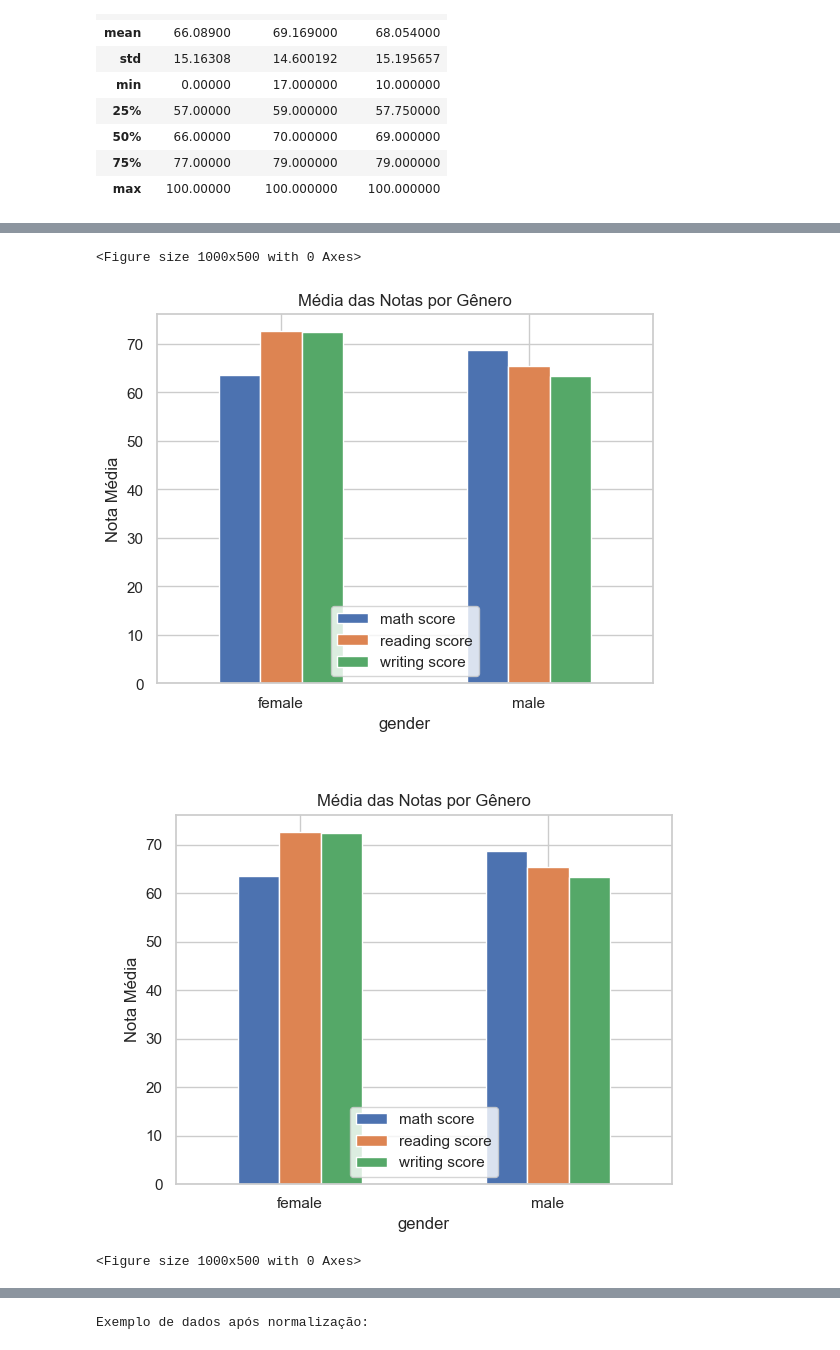
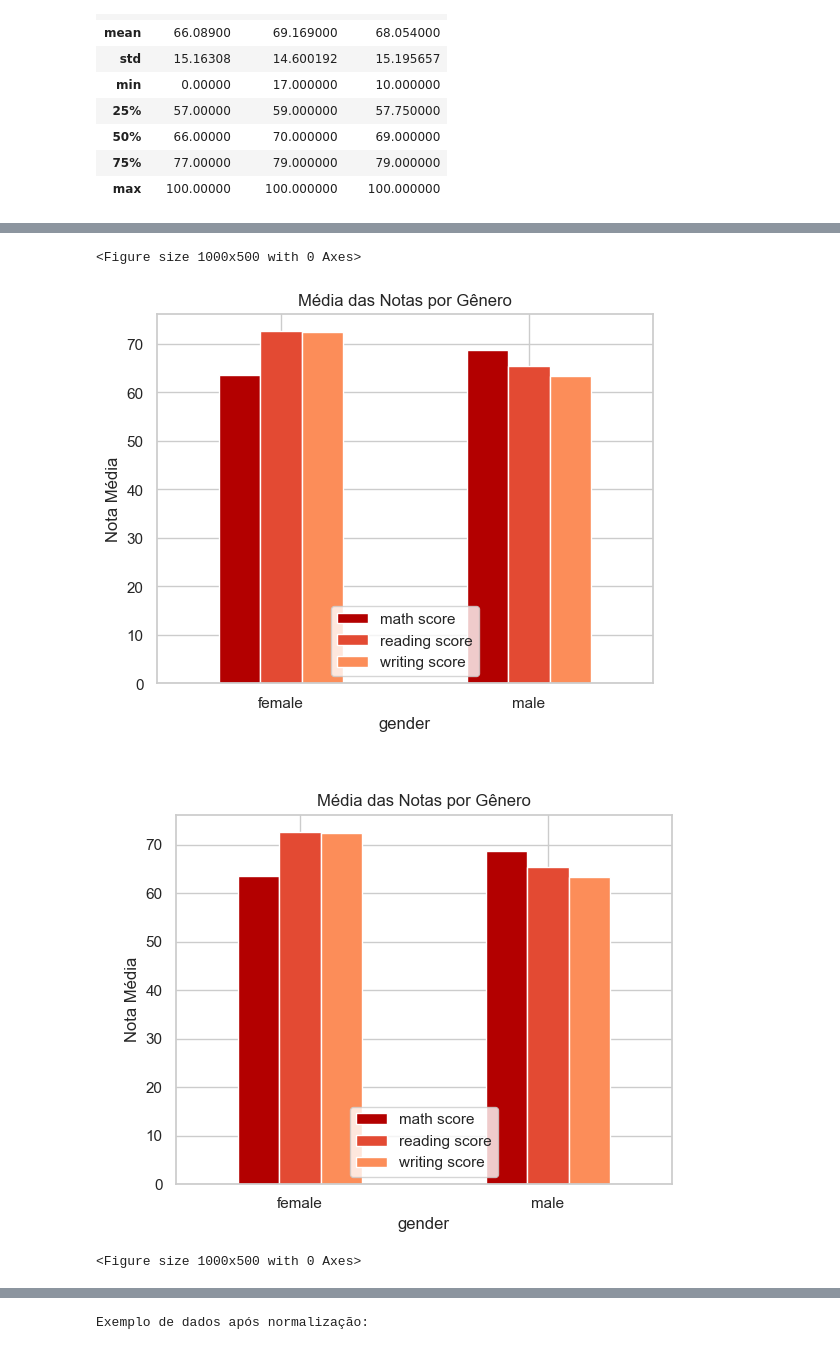
Before and after one commit to snowdutra/Machine-Learning, a Jupyter notebook: docs/arvore-decisao/arvore_decisao.ipynb, the cells around one changed output, grey strips where cells are left out. Saved outputs shown, nothing was run; the diff lists cells and outputs as text; code cells hidden in the pictures.

```diff
--- a/docs/arvore-decisao/arvore_decisao.ipynb
+++ b/docs/arvore-decisao/arvore_decisao.ipynb
@@ -8,8 +0,0 @@ Vamos importar as principais bibliotecas para manipulação, visualização e mo
-# %%
-import pandas as pd
-import numpy as np
-import matplotlib.pyplot as plt
-import seaborn as sns
-
-# Configurar estilo dos gráficos
-sns.set(style="whitegrid")
@@ -144,41 +113,40 @@ ethnic_group = df.groupby('race/ethnicity')[['math score', 'reading score', 'wri
 print('\nMédias das notas por grupo étnico:')
 print(ethnic_group)
 
-# Visualização
+# Visualização - Gênero
 plt.figure(figsize=(10, 5))
-gender_group.plot(kind='bar')
+gender_group.plot(kind='bar', color=['#b30000', '#e34a33', '#fc8d59'])  # tons de vermelho do mais forte ao mais fraco
 plt.title('Média das Notas por Gênero')
 plt.ylabel('Nota Média')
 plt.xticks(rotation=0)
 plt.savefig('imagens/barplot_genero.png')
 plt.show()
-from IPython.display import Image, display
-display(Image(filename='imagens/barplot_genero.png'))
 
+
+# Visualização - Grupo Étnico
 plt.figure(figsize=(10, 5))
-ethnic_group.plot(kind='bar')
+ethnic_group.plot(kind='bar', color=['#b30000', '#e34a33', '#fc8d59'])  # tons de vermelho do mais forte ao mais fraco
 plt.title('Média das Notas por Grupo Étnico')
 plt.ylabel('Nota Média')
 plt.xticks(rotation=0)
 plt.savefig('imagens/barplot_etnia.png')
 plt.show()
-display(Image(filename='imagens/barplot_etnia.png'))
 # %% [output]
 Médias das notas por gênero:
         math score  reading score  writing score
 gender
 female   63.633205      72.608108      72.467181
 male     68.728216      65.473029      63.311203
 
 Médias das notas por grupo étnico:
                 math score  reading score  writing score
 race/ethnicity
 group A          61.629213      64.674157      62.674157
 group B          63.452632      67.352632      65.600000
 group C          64.463950      69.103448      67.827586
 group D          67.362595      70.030534      70.145038
 group E          73.821429      73.028571      71.407143
 <Figure size 1000x500 with 0 Axes>
-[figure, old version]
+[figure, new version]
-[figure, old version]
+[figure, new version]
 <Figure size 1000x500 with 0 Axes>
```
Also changed, not shown: parts of 26 cells of this notebook, 50 other files.
